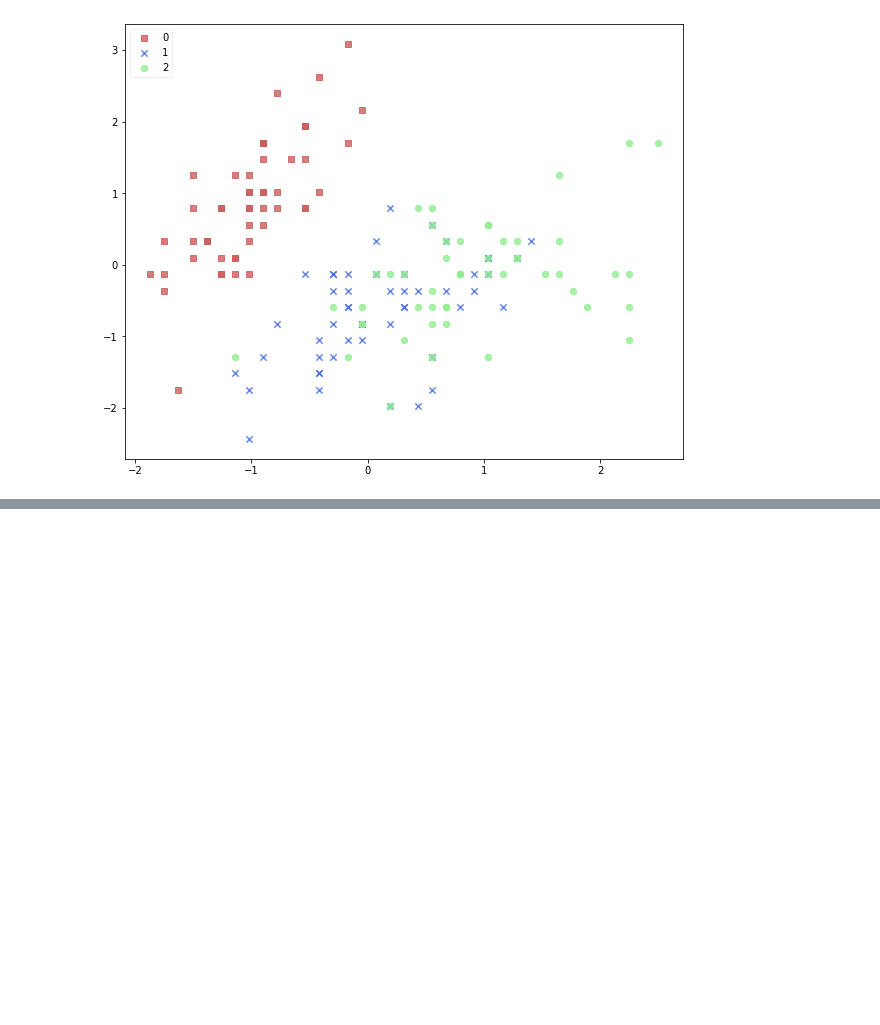
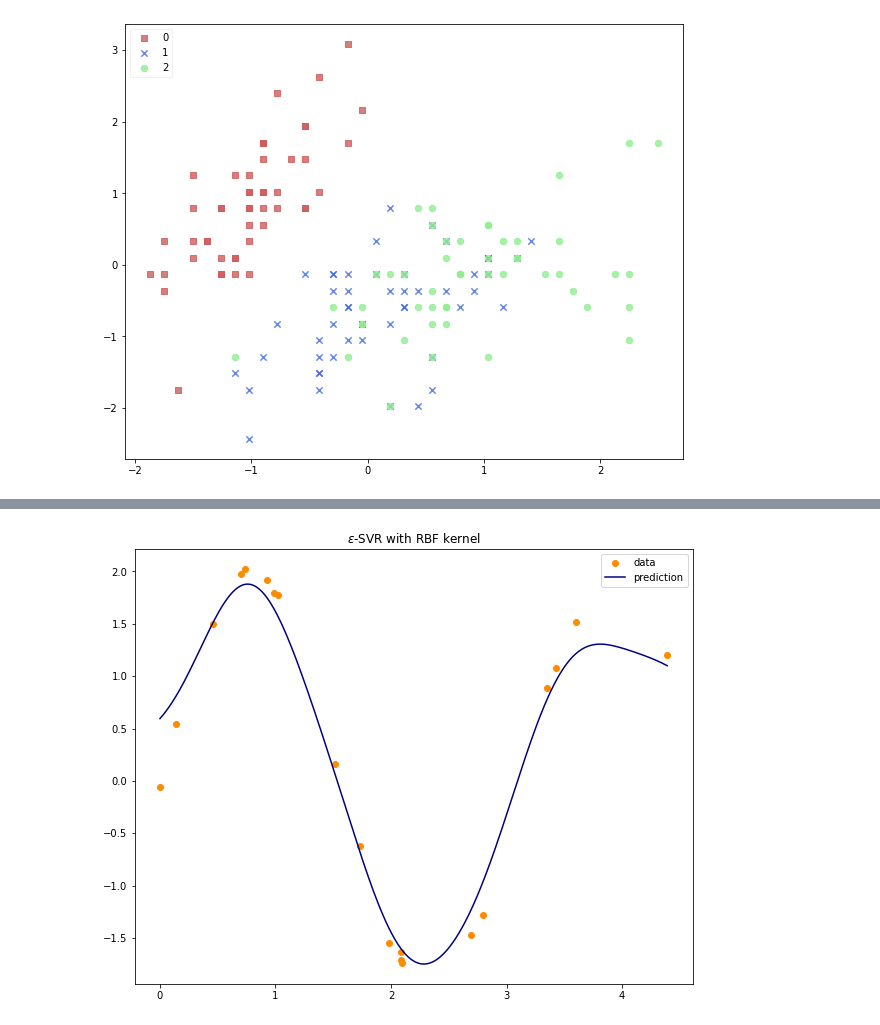
Before and after one commit to gittasche/ML-handmade, a Jupyter notebook: examples/svm.ipynb, the cells around one changed output, grey strips where cells are left out. Saved outputs shown, nothing was run; the diff lists cells and outputs as text; code cells hidden in the pictures; blank space fills up the shorter version.

```diff
--- a/examples/svm.ipynb
+++ b/examples/svm.ipynb
@@ -77 +81,23 @@ Wall time: 1.15 s
 [figure]
+# %%
+np.random.seed(1)
+X = np.sort(5 * np.random.rand(20, 1), axis=0)
+T = np.linspace(X[0, 0], X[-1, 0], 500)[:, np.newaxis]
+y = 2 * np.ravel(np.sin(2 * X))
+
+y[::2] += 0.2 * (0.5 - np.random.rand(10))
+# %%
+fig = plt.figure(figsize=(10,8))
+model = SupportVectorRegressor(kernel="rbf", params=[1.0, 6.0])
+model.fit(X, y)
+
+y_ = model.predict(T)
+
+plt.scatter(X, y, color="darkorange", label="data")
+plt.plot(T, y_, color="navy", label="prediction")
+plt.axis("tight")
+plt.legend()
+plt.title(r"$\epsilon$-SVR with RBF kernel")
+plt.show()
+# %% [output]
+[figure, added]
```
Also changed, not shown: parts of 4 cells of this notebook, 20 other files.
